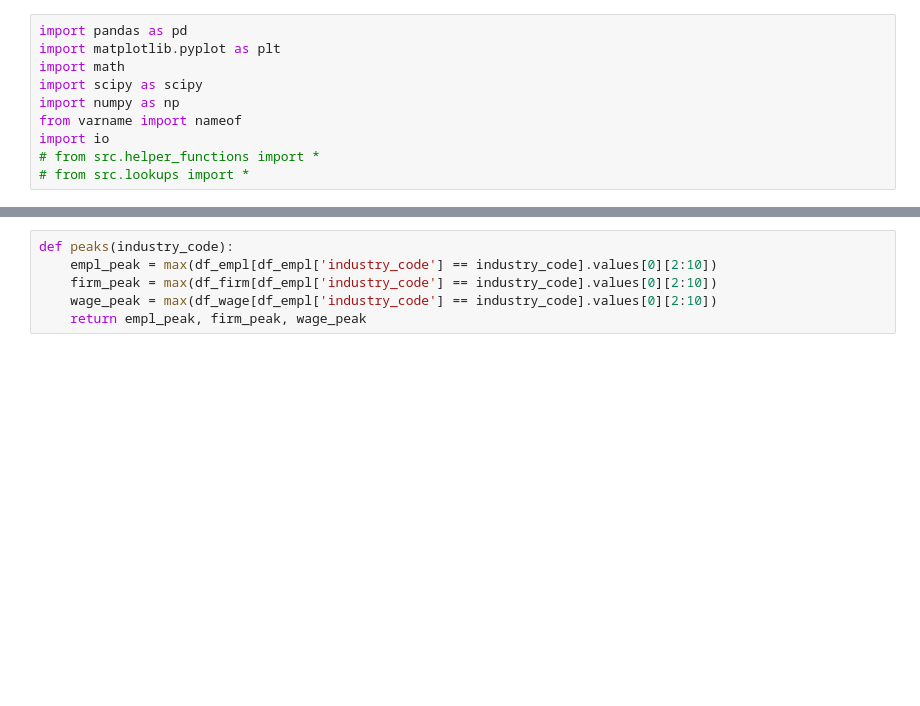
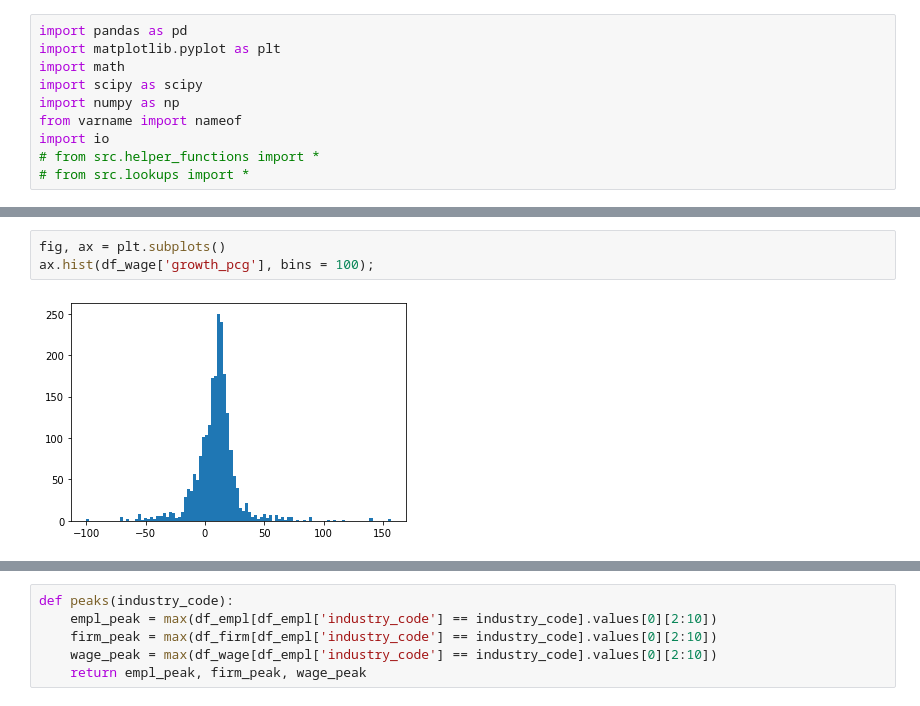
Before and after one commit to cjholcomb/recession-proof, a Jupyter notebook: data_manipulation.ipynb, the cells around one changed output, grey strips where cells are left out. Saved outputs shown, nothing was run; the diff lists cells and outputs as text; blank space fills up the shorter version.

```diff
--- a/data_manipulation.ipynb
+++ b/data_manipulation.ipynb
@@ -22,0 +78,5 @@ df_wage = df_wage.reset_index()
+# %%
+fig, ax = plt.subplots()
+ax.hist(df_wage['growth_pcg'], bins = 100);
+# %% [output]
+[figure, added]
```
Also changed, not shown: parts of 29 cells of this notebook.
